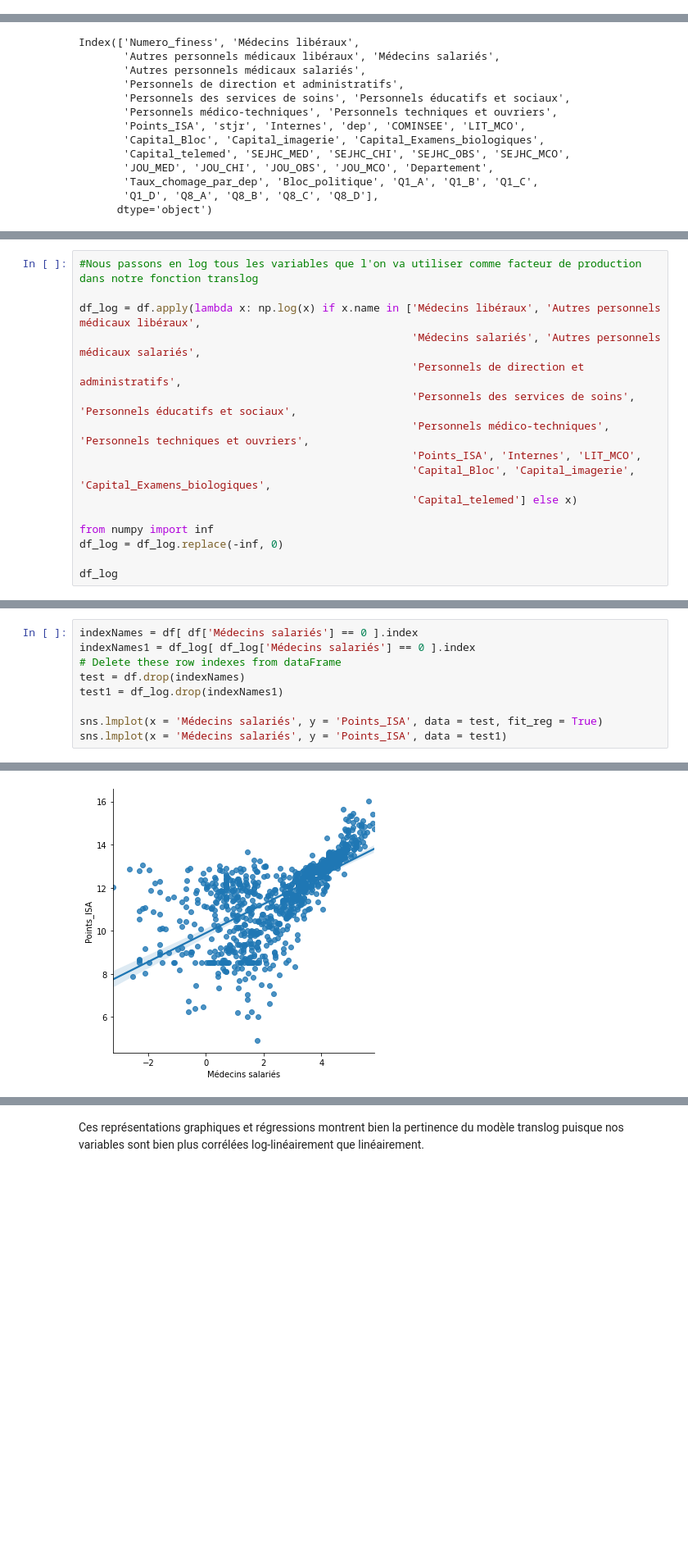
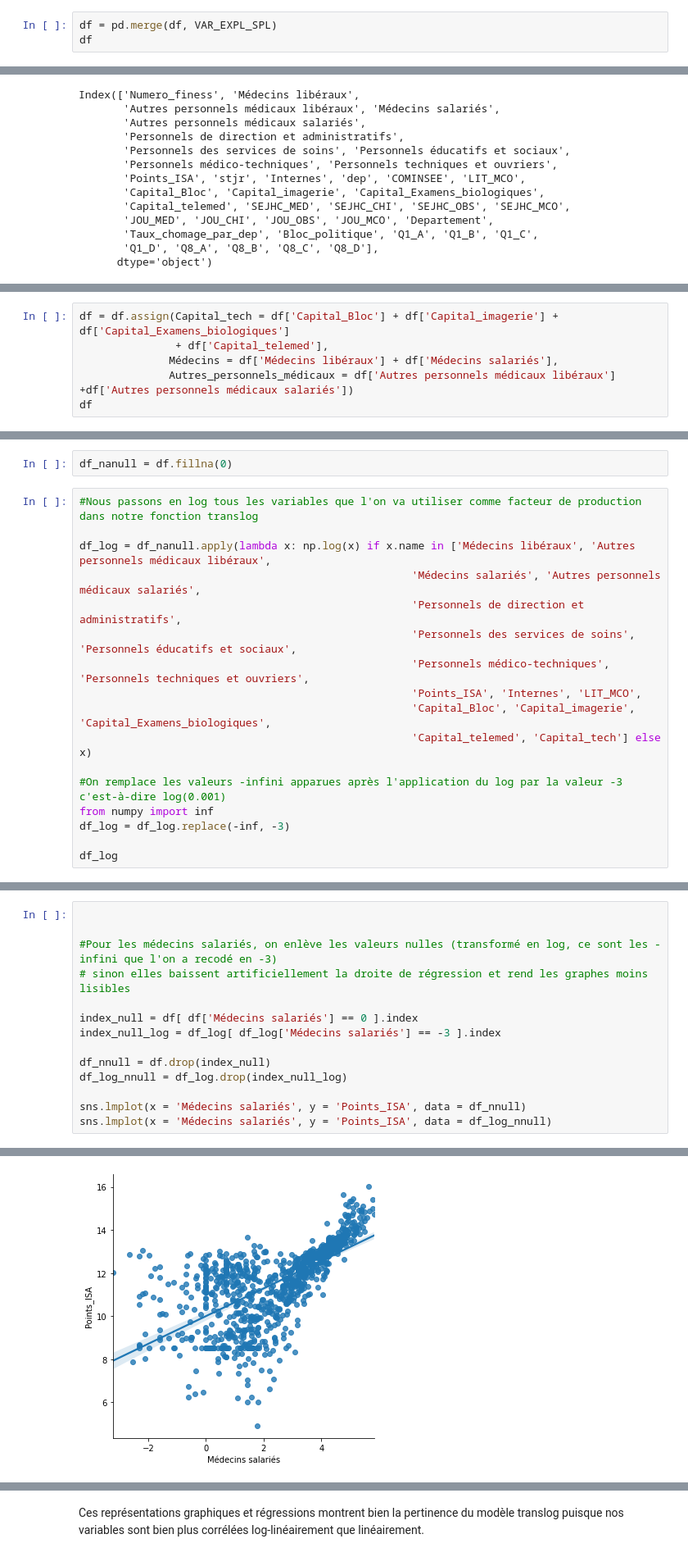
Before and after one commit to VincianeDesbois/Hopitaux_Production, a Jupyter notebook: Application du modèle.ipynb, the cells around one changed output, grey strips where cells are left out. Shown at 82% size. Saved outputs shown, nothing was run; the diff lists cells and outputs as text; blank space fills up the shorter version.

```diff
--- a/Application du modèle.ipynb
+++ b/Application du modèle.ipynb
@@ -51,0 +70,3 @@ df
+# %%
+df = pd.merge(df, VAR_EXPL_SPL)
+df
@@ -69,0 +107,6 @@ Index(['Numero_finess', 'Médecins libéraux',
+# %%
+df = df.assign(Capital_tech = df['Capital_Bloc'] + df['Capital_imagerie'] + df['Capital_Examens_biologiques']
+               + df['Capital_telemed'],
+              Médecins = df['Médecins libéraux'] + df['Médecins salariés'],
+              Autres_personnels_médicaux = df['Autres personnels médicaux libéraux'] +df['Autres personnels médicaux salariés'])
+df
@@ -70,17 +129,20 @@ Index(['Numero_finess', 'Médecins libéraux',
+# %%
+df_nanull = df.fillna(0)
 # %%
 #Nous passons en log tous les variables que l'on va utiliser comme facteur de production dans notre fonction translog
 
-df_log = df.apply(lambda x: np.log(x) if x.name in ['Médecins libéraux', 'Autres personnels médicaux libéraux',
+df_log = df_nanull.apply(lambda x: np.log(x) if x.name in ['Médecins libéraux', 'Autres personnels médicaux libéraux',
                                                     'Médecins salariés', 'Autres personnels médicaux salariés',
                                                     'Personnels de direction et administratifs',
                                                     'Personnels des services de soins', 'Personnels éducatifs et sociaux',
                                                     'Personnels médico-techniques', 'Personnels techniques et ouvriers',
                                                     'Points_ISA', 'Internes', 'LIT_MCO',
                                                     'Capital_Bloc', 'Capital_imagerie', 'Capital_Examens_biologiques',
-                                                    'Capital_telemed'] else x)
+                                                    'Capital_telemed', 'Capital_tech'] else x)
 
+#On remplace les valeurs -infini apparues après l'application du log par la valeur -3 c'est-à-dire log(0.001)
 from numpy import inf
-df_log = df_log.replace(-inf, 0)
+df_log = df_log.replace(-inf, -3)
 
 df_log
 # %% [output]
@@ -115,13 +202,18 @@ Name: Points_ISA, Length: 1155, dtype: float64
 # %%
-indexNames = df[ df['Médecins salariés'] == 0 ].index
-indexNames1 = df_log[ df_log['Médecins salariés'] == 0 ].index
-# Delete these row indexes from dataFrame
-test = df.drop(indexNames)
-test1 = df_log.drop(indexNames1)
 
-sns.lmplot(x = 'Médecins salariés', y = 'Points_ISA', data = test, fit_reg = True)
-sns.lmplot(x = 'Médecins salariés', y = 'Points_ISA', data = test1)
+
+#Pour les médecins salariés, on enlève les valeurs nulles (transformé en log, ce sont les -infini que l'on a recodé en -3)
+# sinon elles baissent artificiellement la droite de régression et rend les graphes moins lisibles
+
+index_null = df[ df['Médecins salariés'] == 0 ].index
+index_null_log = df_log[ df_log['Médecins salariés'] == -3 ].index
+
+df_nnull = df.drop(index_null)
+df_log_nnull = df_log.drop(index_null_log)
+
+sns.lmplot(x = 'Médecins salariés', y = 'Points_ISA', data = df_nnull)
+sns.lmplot(x = 'Médecins salariés', y = 'Points_ISA', data = df_log_nnull)
 # %% [output]
 <seaborn.axisgrid.FacetGrid at 0x...>
 [figure]
-[figure, old version]
+[figure, new version]
```
Also changed, not shown: parts of 46 cells of this notebook.
